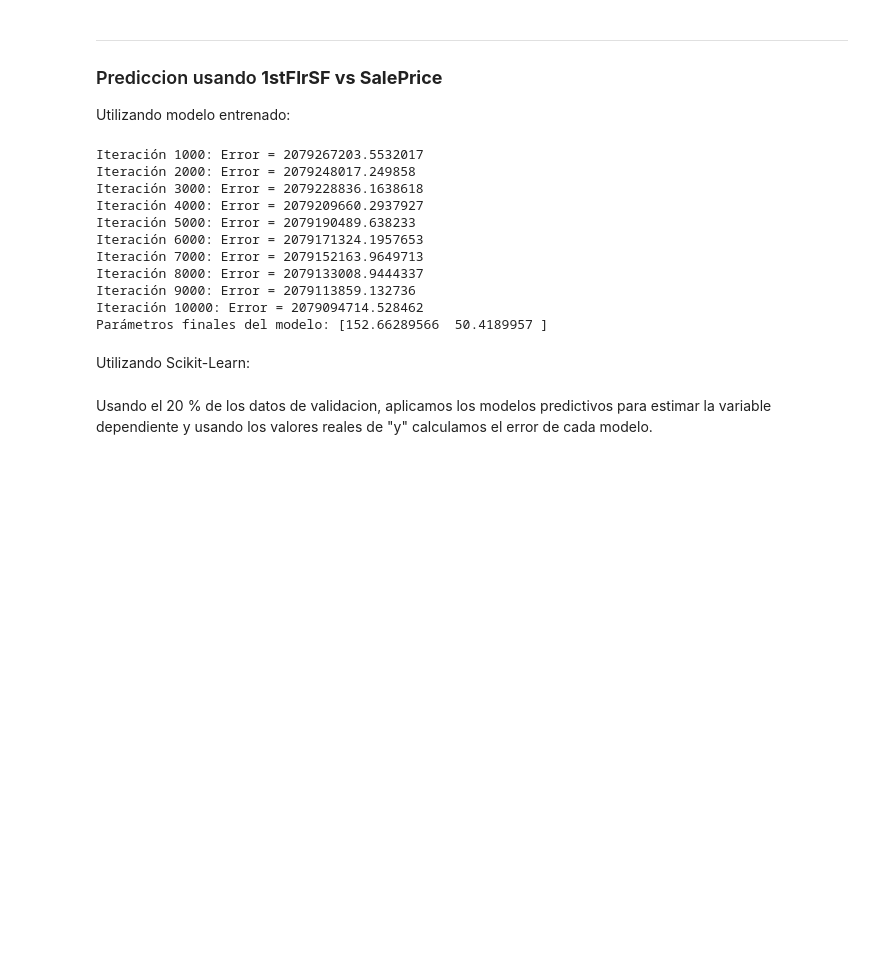
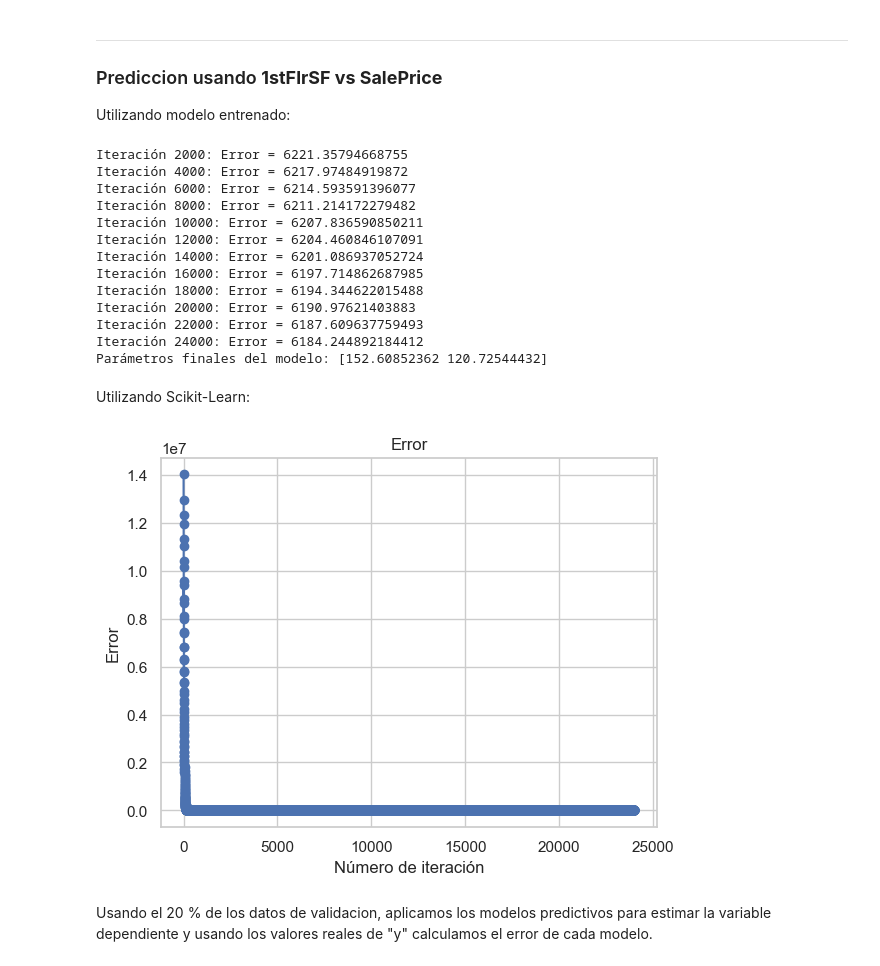
Before and after one commit to ElMangel/Proyecto-1--Regresi-n-con-c-digo, a Jupyter notebook: Proyecto_19000522.ipynb, the cells around one changed output. Saved outputs shown, nothing was run; the diff lists cells and outputs as text; code cells hidden in the pictures; blank space fills up the shorter version.

```diff
--- a/Proyecto_19000522.ipynb
+++ b/Proyecto_19000522.ipynb
@@ -365,3 +349,15 @@ Funcion para calculo de prediccion
+# %%
+def grafic_error(errores):
+    num_iteraciones = len(errores)
+
+    iteraciones = np.arange(1, num_iteraciones + 1)
+
+    plt.plot(iteraciones, errores, marker='o', linestyle='-')
+    plt.title('Error')
+    plt.xlabel('Número de iteración')
+    plt.ylabel('Error')
+    plt.grid(True)
+    plt.show()
 # %%
 def predecir(beta_final, modelo_scikit, x):
     X = np.column_stack((x, np.ones(len(x))))
@@ -384,22 +380,32 @@ def predecir(beta_final, modelo_scikit, x):
 
 Utilizando modelo entrenado:
 # %%
-beta_final_1stFlrSF, prediccion_1stFlrSF = entrenar_regresion_lineal(dataset_entrenamiento[:,2], dataset_entrenamiento[:,0], 10000, 1000, 0.00000132)
-print("Parámetros finales del modelo:", beta_final_1stFlrSF)
+beta_final_1stFlrSF, errores= entrenar_regresion_lineal(dataset_entrenamiento[:,2], dataset_entrenamiento[:,0], 24000, 2000, 0.00000132)
+
+ultima_llave = list(beta_final_1stFlrSF.keys())[-1]
+beta_final1_1stFlrSF = beta_final_1stFlrSF[ultima_llave]
+
+print("Parámetros finales del modelo:", beta_final1_1stFlrSF)
 # %% [output]
-Iteración 1000: Error = 2079267203.5532017
-Iteración 2000: Error = 2079248017.249858
-Iteración 3000: Error = 2079228836.1638618
-Iteración 4000: Error = 2079209660.2937927
-Iteración 5000: Error = 2079190489.638233
-Iteración 6000: Error = 2079171324.1957653
-Iteración 7000: Error = 2079152163.9649713
-Iteración 8000: Error = 2079133008.9444337
-Iteración 9000: Error = 2079113859.132736
-Iteración 10000: Error = 2079094714.528462
-Parámetros finales del modelo: [152.66289566  50.4189957 ]
+Iteración 2000: Error = 6221.35794668755
+Iteración 4000: Error = 6217.97484919872
+Iteración 6000: Error = 6214.593591396077
+Iteración 8000: Error = 6211.214172279482
+Iteración 10000: Error = 6207.836590850211
+Iteración 12000: Error = 6204.460846107091
+Iteración 14000: Error = 6201.086937052724
+Iteración 16000: Error = 6197.714862687985
+Iteración 18000: Error = 6194.344622015488
+Iteración 20000: Error = 6190.97621403883
+Iteración 22000: Error = 6187.609637759493
+Iteración 24000: Error = 6184.244892184412
+Parámetros finales del modelo: [152.60852362 120.72544432]
 # %% [markdown]
 Utilizando Scikit-Learn:
+# %%
+grafic_error(errores)
+# %% [output]
+[figure, added]
 # %%
 nueva = (dataset_entrenamiento[:,2]).reshape(-1, 1)
 reg = LinearRegression().fit(nueva, dataset_entrenamiento[:,0])
```
Also changed, not shown: parts of 13 cells of this notebook.
